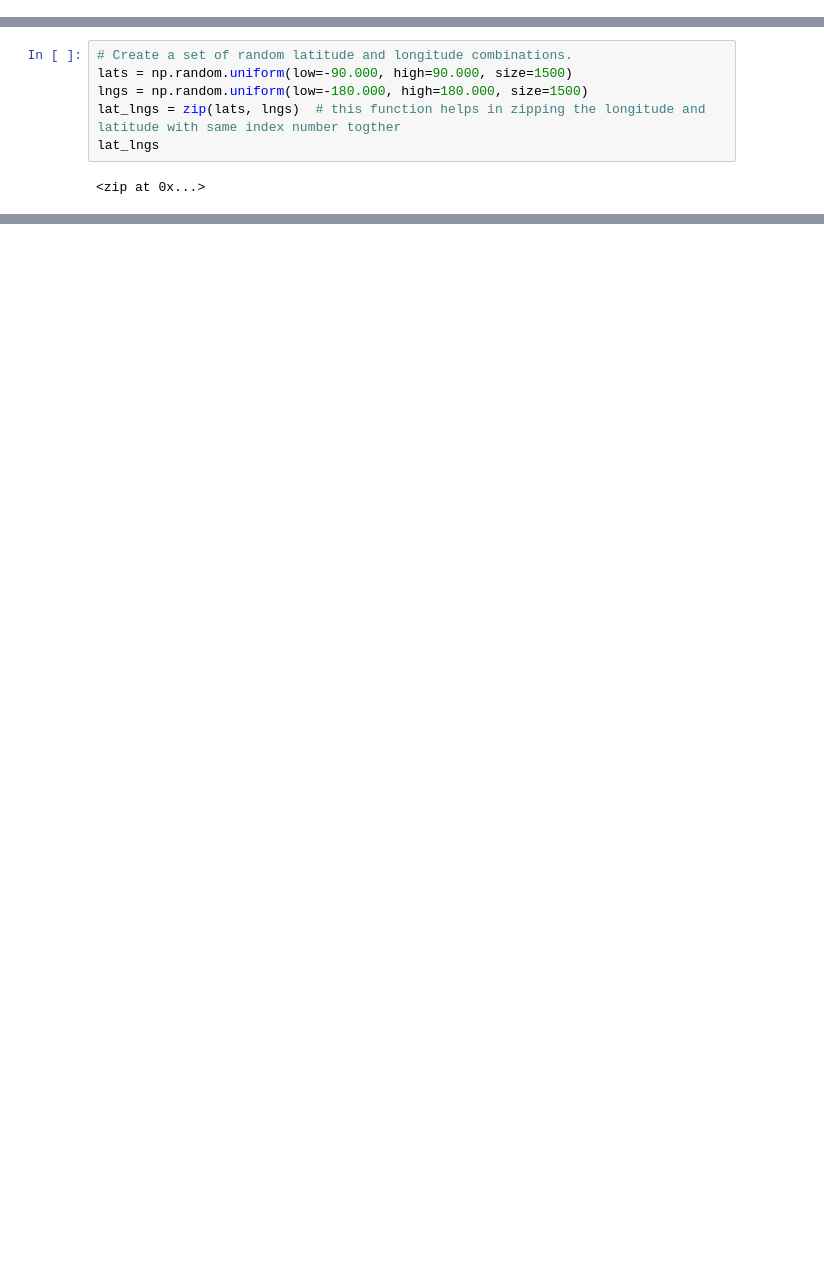
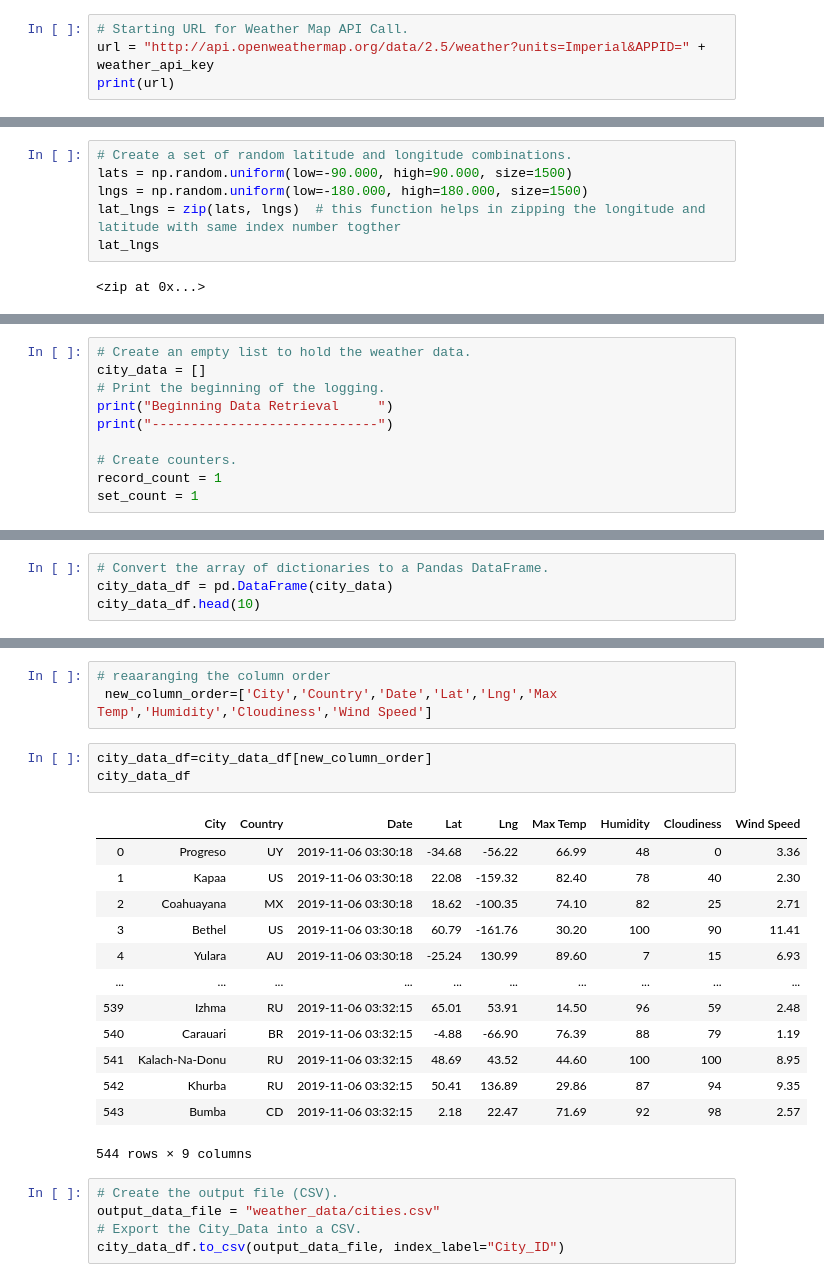
Before and after one commit to Barinderkaur15/World_Weather_Analysis, a Jupyter notebook: WeatherPy.ipynb, the cells around one changed output, grey strips where cells are left out. Cells and saved outputs as stored; diff of their text form; blank space fills up the shorter version.

```diff
--- a/WeatherPy.ipynb
+++ b/WeatherPy.ipynb
@@ -6,0 +13,4 @@ from citipy import citipy
+# %%
+# Starting URL for Weather Map API Call.
+url = "http://api.openweathermap.org/data/2.5/weather?units=Imperial&APPID=" + weather_api_key
+print(url)
@@ -28,0 +41,10 @@ len(cities)
+# %%
+# Create an empty list to hold the weather data.
+city_data = []
+# Print the beginning of the logging.
+print("Beginning Data Retrieval     ")
+print("-----------------------------")
+
+# Create counters.
+record_count = 1
+set_count = 1
@@ -28,0 +126,4 @@ len(cities)
+# %%
+# Convert the array of dictionaries to a Pandas DataFrame.
+city_data_df = pd.DataFrame(city_data)
+city_data_df.head(10)
@@ -28,0 +142,25 @@ len(cities)
+# %%
+# reaaranging the column order
+ new_column_order=['City','Country','Date','Lat','Lng','Max Temp','Humidity','Cloudiness','Wind Speed']
+# %%
+city_data_df=city_data_df[new_column_order]
+city_data_df
+# %% [output]
+|  | City | Country | Date | Lat | Lng | Max Temp | Humidity | Cloudiness | Wind Speed |
+| 0 | Progreso | UY | 2019-11-06 03:30:18 | -34.68 | -56.22 | 66.99 | 48 | 0 | 3.36 |
+| 1 | Kapaa | US | 2019-11-06 03:30:18 | 22.08 | -159.32 | 82.40 | 78 | 40 | 2.30 |
+| 2 | Coahuayana | MX | 2019-11-06 03:30:18 | 18.62 | -100.35 | 74.10 | 82 | 25 | 2.71 |
+| 3 | Bethel | US | 2019-11-06 03:30:18 | 60.79 | -161.76 | 30.20 | 100 | 90 | 11.41 |
+| 4 | Yulara | AU | 2019-11-06 03:30:18 | -25.24 | 130.99 | 89.60 | 7 | 15 | 6.93 |
+| ... | ... | ... | ... | ... | ... | ... | ... | ... | ... |
+| 539 | Izhma | RU | 2019-11-06 03:32:15 | 65.01 | 53.91 | 14.50 | 96 | 59 | 2.48 |
+| 540 | Carauari | BR | 2019-11-06 03:32:15 | -4.88 | -66.90 | 76.39 | 88 | 79 | 1.19 |
+| 541 | Kalach-Na-Donu | RU | 2019-11-06 03:32:15 | 48.69 | 43.52 | 44.60 | 100 | 100 | 8.95 |
+| 542 | Khurba | RU | 2019-11-06 03:32:15 | 50.41 | 136.89 | 29.86 | 87 | 94 | 9.35 |
+| 543 | Bumba | CD | 2019-11-06 03:32:15 | 2.18 | 22.47 | 71.69 | 92 | 98 | 2.57 |
+544 rows × 9 columns
+# %%
+# Create the output file (CSV).
+output_data_file = "weather_data/cities.csv"
+# Export the City_Data into a CSV.
+city_data_df.to_csv(output_data_file, index_label="City_ID")
```
Also changed, not shown: parts of 7 cells of this notebook.
